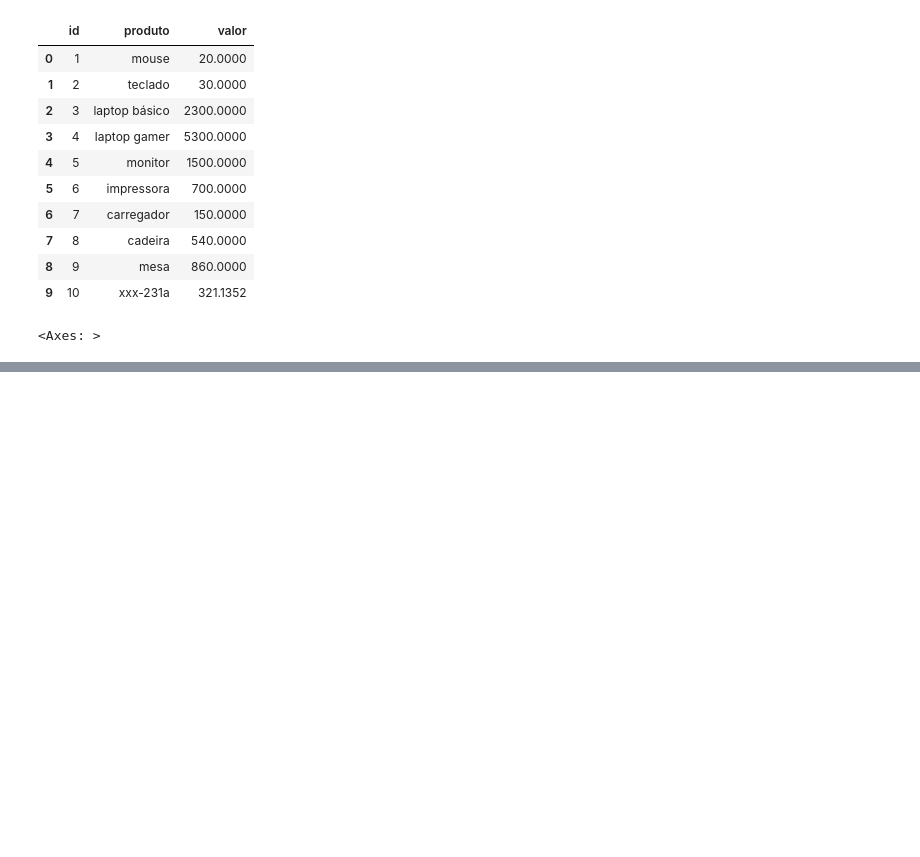
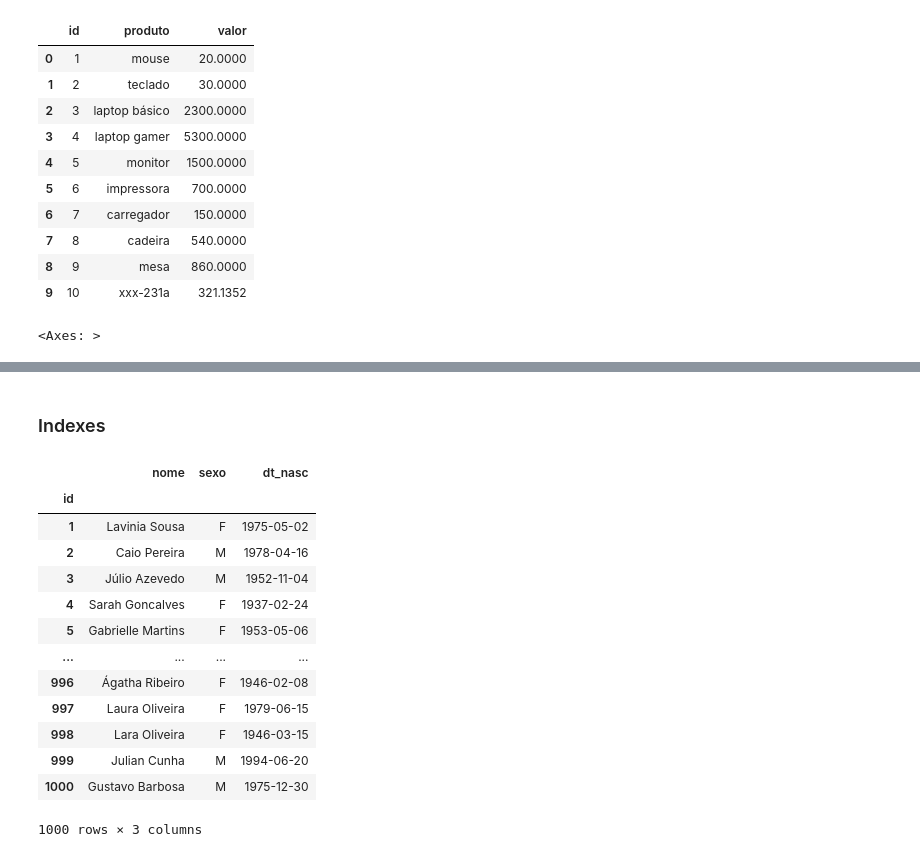
Before and after one commit to thaiisfaustino/Analise-contexto-loja, a Jupyter notebook: notebooks/analise-descritiva.ipynb, the cells around one changed output, grey strips where cells are left out. Saved outputs shown, nothing was run; the diff lists cells and outputs as text; code cells hidden in the pictures; blank space fills up the shorter version.

```diff
--- a/notebooks/analise-descritiva.ipynb
+++ b/notebooks/analise-descritiva.ipynb
@@ -175,0 +269,20 @@ df_produtos.boxplot(column=['valor'])
+# %% [markdown]
+### Indexes
+# %%
+df_clientes = df_clientes.set_index('id')
+df_clientes
+# %% [output]
+|  | nome | sexo | dt_nasc |
+| id |  |  |  |
+| 1 | Lavinia Sousa | F | 1975-05-02 |
+| 2 | Caio Pereira | M | 1978-04-16 |
+| 3 | Júlio Azevedo | M | 1952-11-04 |
+| 4 | Sarah Goncalves | F | 1937-02-24 |
+| 5 | Gabrielle Martins | F | 1953-05-06 |
+| ... | ... | ... | ... |
+| 996 | Ágatha Ribeiro | F | 1946-02-08 |
+| 997 | Laura Oliveira | F | 1979-06-15 |
+| 998 | Lara Oliveira | F | 1946-03-15 |
+| 999 | Julian Cunha | M | 1994-06-20 |
+| 1000 | Gustavo Barbosa | M | 1975-12-30 |
+1000 rows × 3 columns
```
Also changed, not shown: parts of 17 cells of this notebook.
